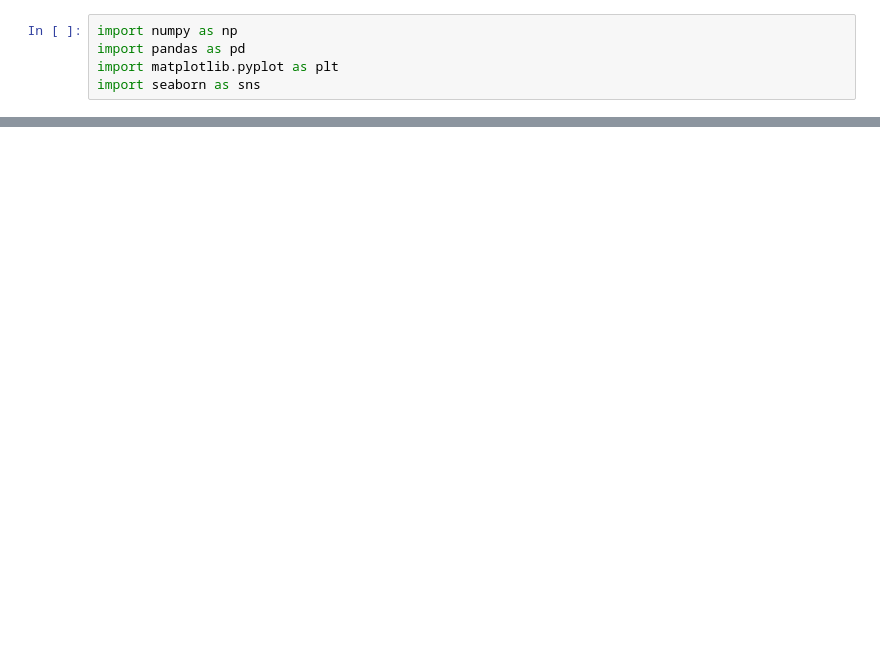
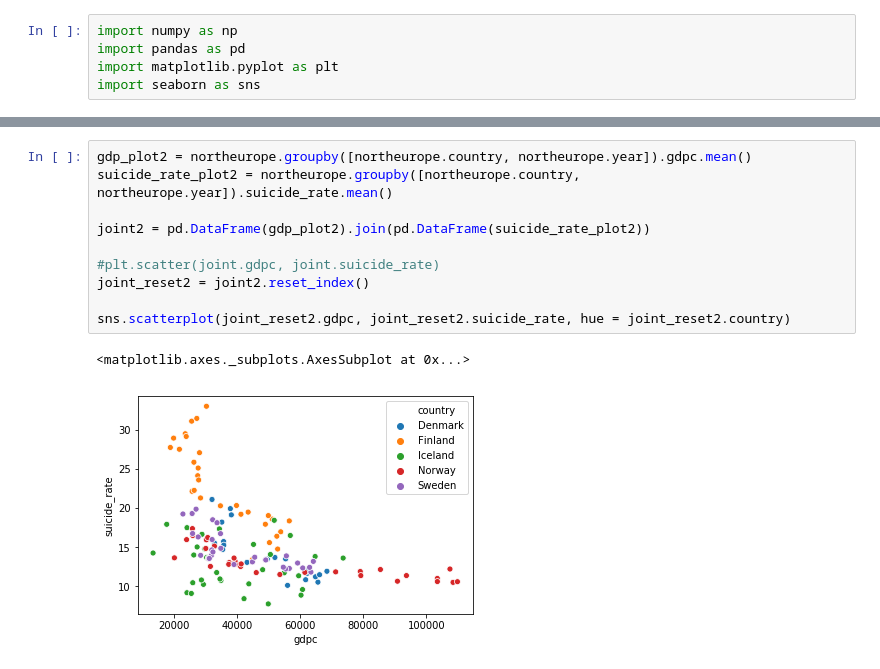
Before and after one commit to sophiazhou97/131-project, a Jupyter notebook: 131project.ipynb, the cells around one changed output, grey strips where cells are left out. Saved outputs shown, nothing was run; the diff lists cells and outputs as text; blank space fills up the shorter version.

```diff
--- a/131project.ipynb
+++ b/131project.ipynb
@@ -51,0 +53,13 @@ northeurope.head()
+# %%
+gdp_plot2 = northeurope.groupby([northeurope.country, northeurope.year]).gdpc.mean()
+suicide_rate_plot2 = northeurope.groupby([northeurope.country, northeurope.year]).suicide_rate.mean()
+
+joint2 = pd.DataFrame(gdp_plot2).join(pd.DataFrame(suicide_rate_plot2))
+
+#plt.scatter(joint.gdpc, joint.suicide_rate)
+joint_reset2 = joint2.reset_index()
+
+sns.scatterplot(joint_reset2.gdpc, joint_reset2.suicide_rate, hue = joint_reset2.country)
+# %% [output]
+<matplotlib.axes._subplots.AxesSubplot at 0x...>
+[figure, added]
```
Also changed, not shown: parts of 12 cells of this notebook.
